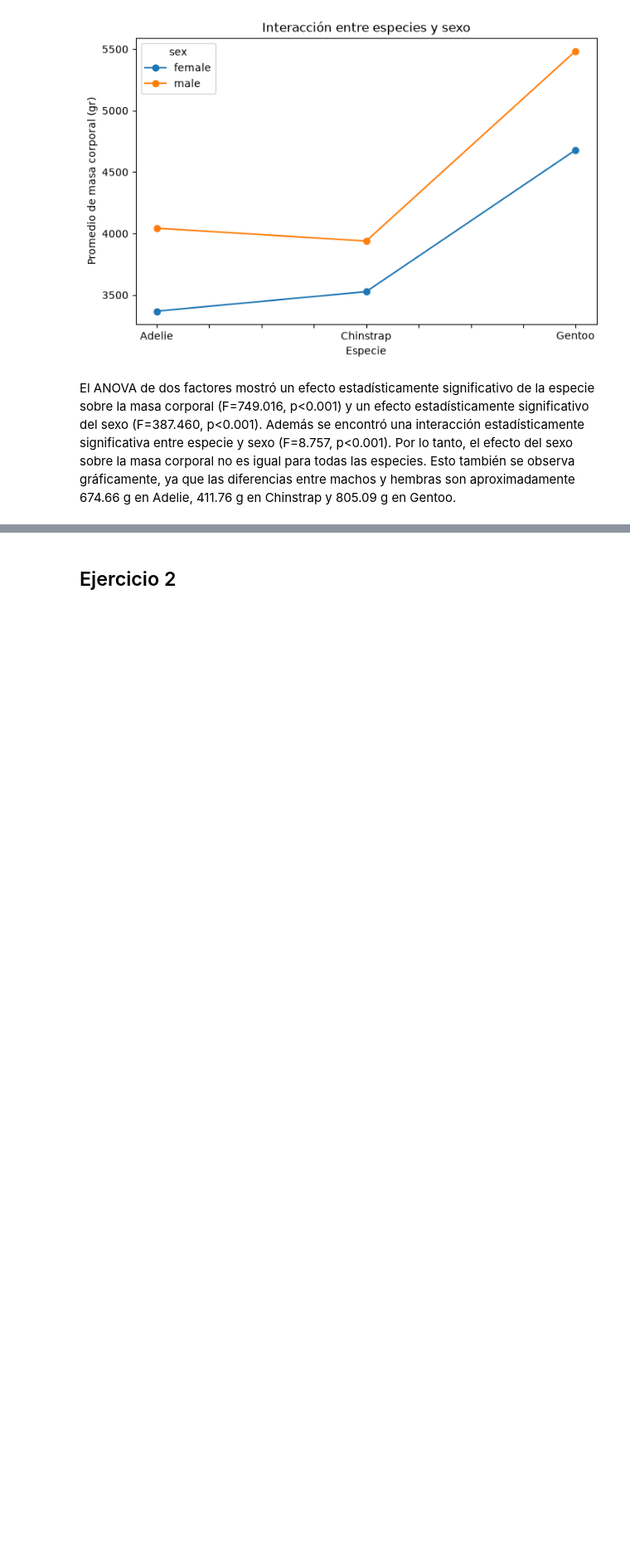
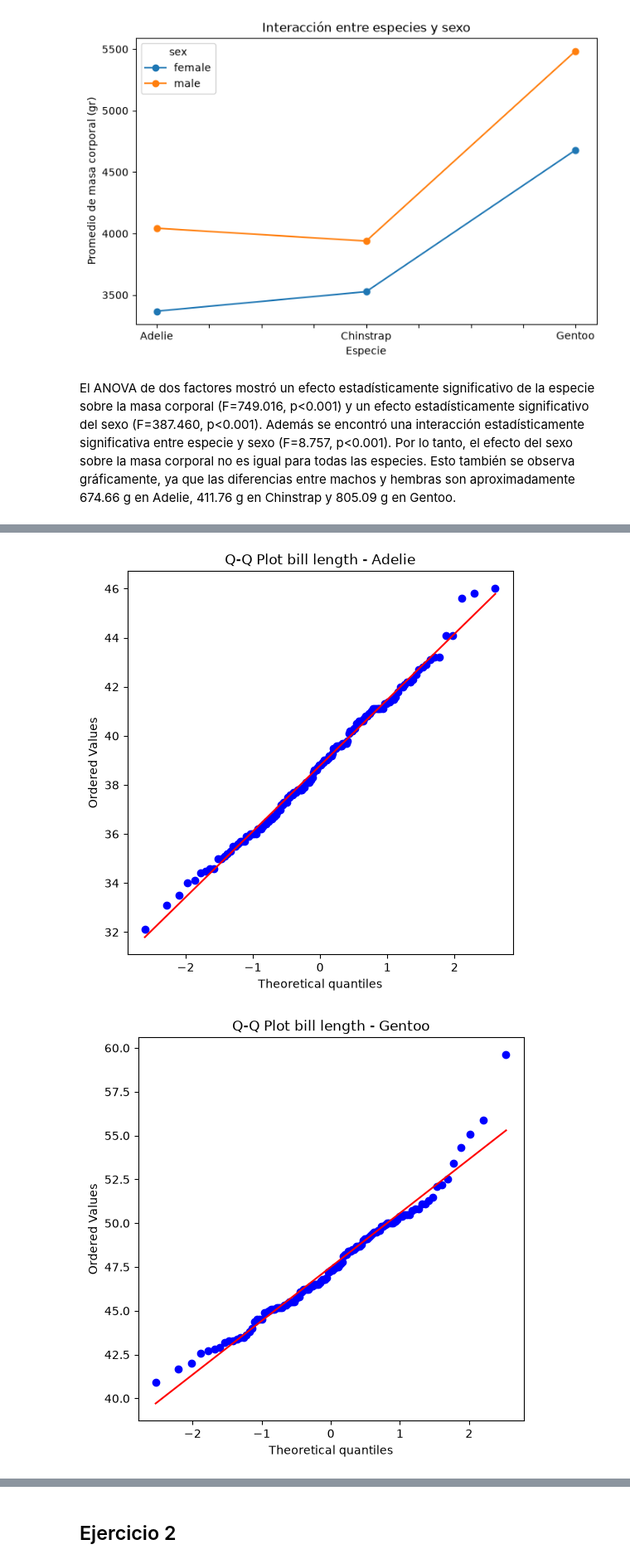
Before and after one commit to Edgarong17/Tareas_Omar, a Jupyter notebook: analisis_inferencial/Actividad.ipynb, the cells around one changed output, grey strips where cells are left out. Shown at 83% size. Saved outputs shown, nothing was run; the diff lists cells and outputs as text; code cells hidden in the pictures; blank space fills up the shorter version.

```diff
--- a/analisis_inferencial/Actividad.ipynb
+++ b/analisis_inferencial/Actividad.ipynb
@@ -682,0 +962,19 @@ Analiza la variable longitud de la aleta (flipper_length_mm):
+# %%
+# 5. Determina si existen diferencias significativas en la longitud media de la aleta entre las tres especies.
+
+# Preparamos los datos para la prueba ANOVA
+
+adelie = penguins.loc[
+    penguins["species"] == "Adelie",
+    "flipper_length_mm"
+].dropna()
+
+chinstrap = penguins.loc[
+    penguins["species"] == "Chinstrap",
+    "flipper_length_mm"
+].dropna()
+
+gentoo = penguins.loc[
+    penguins["species"] == "Gentoo",
+    "flipper_length_mm"
+].dropna()
@@ -705,0 +1425,26 @@ Utilizando las variables categóricas del conjunto de datos:
+# %%
+# Q-Q plot for bill length
+
+for species in species_list:
+
+    x = penguins.loc[
+        penguins["species"] == species,
+        "bill_length_mm"
+    ].dropna()
+
+    plt.figure(figsize=(6, 6))
+
+    stats.probplot(
+        x,
+        dist="norm",
+        plot=plt
+    )
+
+    plt.title(
+        f"Q-Q Plot bill length - {species}"
+    )
+
+    plt.show()
+# %% [output]
+[figure, added]
+[figure, added]
```
Also changed, not shown: parts of 112 cells of this notebook.
